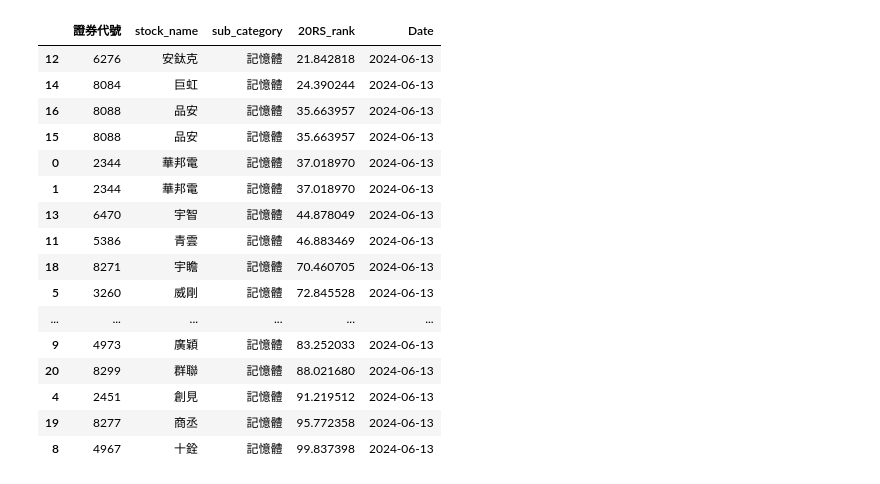
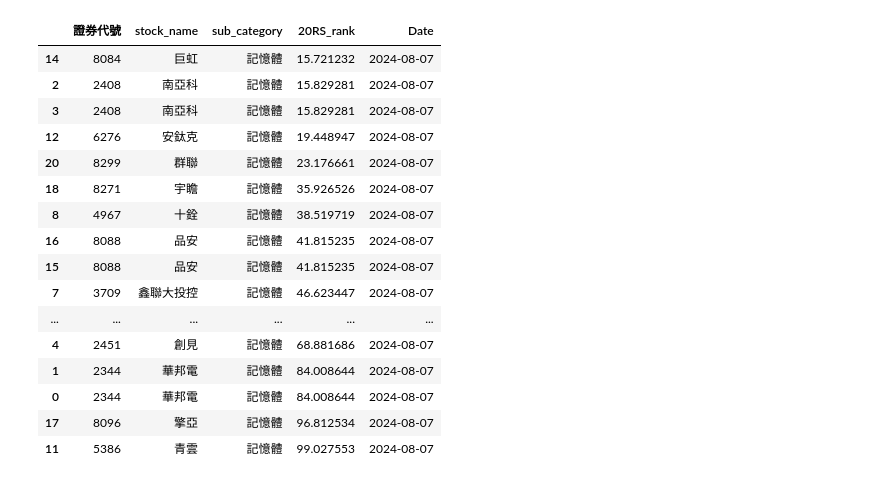
Before and after one commit to mulderfang/stock, a Jupyter notebook: 族群性觀察.ipynb, the cells around one changed output. Saved outputs shown, nothing was run; the diff lists cells and outputs as text; code cells hidden in the pictures.

```diff
--- a/族群性觀察.ipynb
+++ b/族群性觀察.ipynb
@@ -196,30 +239,30 @@ plt.show()
 # %%
 #compare_df
 # 看個別細產業
 temp = sub_category_list[sub_category_list['sub_category'] == '記憶體']
 stock_df_raw['Date'] = pd.to_datetime(stock_df_raw['Date'])
-temp2 = stock_df_raw[stock_df_raw['Date']=='2024-06-13']
+temp2 = stock_df_raw[stock_df_raw['Date']=='2024-08-07']
 temp3 = pd.merge(temp, temp2, on='證券代號', how='inner')  # 全部股票
 
 cols = ['證券代號', 'stock_name', 'sub_category','20RS_rank','Date']
 temp3 = temp3[cols]
 temp3.sort_values(by=['20RS_rank'], inplace=True)
 temp3
 # %% [output]
 |  | 證券代號 | stock_name | sub_category | 20RS_rank | Date |
-| 12 | 6276 | 安鈦克 | 記憶體 | 21.842818 | 2024-06-13 |
-| 14 | 8084 | 巨虹 | 記憶體 | 24.390244 | 2024-06-13 |
-| 16 | 8088 | 品安 | 記憶體 | 35.663957 | 2024-06-13 |
-| 15 | 8088 | 品安 | 記憶體 | 35.663957 | 2024-06-13 |
-| 0 | 2344 | 華邦電 | 記憶體 | 37.018970 | 2024-06-13 |
-| 1 | 2344 | 華邦電 | 記憶體 | 37.018970 | 2024-06-13 |
-| 13 | 6470 | 宇智 | 記憶體 | 44.878049 | 2024-06-13 |
-| 11 | 5386 | 青雲 | 記憶體 | 46.883469 | 2024-06-13 |
-| 18 | 8271 | 宇瞻 | 記憶體 | 70.460705 | 2024-06-13 |
-| 5 | 3260 | 威剛 | 記憶體 | 72.845528 | 2024-06-13 |
+| 14 | 8084 | 巨虹 | 記憶體 | 15.721232 | 2024-08-07 |
+| 2 | 2408 | 南亞科 | 記憶體 | 15.829281 | 2024-08-07 |
+| 3 | 2408 | 南亞科 | 記憶體 | 15.829281 | 2024-08-07 |
+| 12 | 6276 | 安鈦克 | 記憶體 | 19.448947 | 2024-08-07 |
+| 20 | 8299 | 群聯 | 記憶體 | 23.176661 | 2024-08-07 |
+| 18 | 8271 | 宇瞻 | 記憶體 | 35.926526 | 2024-08-07 |
+| 8 | 4967 | 十銓 | 記憶體 | 38.519719 | 2024-08-07 |
+| 16 | 8088 | 品安 | 記憶體 | 41.815235 | 2024-08-07 |
+| 15 | 8088 | 品安 | 記憶體 | 41.815235 | 2024-08-07 |
+| 7 | 3709 | 鑫聯大投控 | 記憶體 | 46.623447 | 2024-08-07 |
 | ... | ... | ... | ... | ... | ... |
-| 9 | 4973 | 廣穎 | 記憶體 | 83.252033 | 2024-06-13 |
-| 20 | 8299 | 群聯 | 記憶體 | 88.021680 | 2024-06-13 |
-| 4 | 2451 | 創見 | 記憶體 | 91.219512 | 2024-06-13 |
-| 19 | 8277 | 商丞 | 記憶體 | 95.772358 | 2024-06-13 |
-| 8 | 4967 | 十銓 | 記憶體 | 99.837398 | 2024-06-13 |
+| 4 | 2451 | 創見 | 記憶體 | 68.881686 | 2024-08-07 |
+| 1 | 2344 | 華邦電 | 記憶體 | 84.008644 | 2024-08-07 |
+| 0 | 2344 | 華邦電 | 記憶體 | 84.008644 | 2024-08-07 |
+| 17 | 8096 | 擎亞 | 記憶體 | 96.812534 | 2024-08-07 |
+| 11 | 5386 | 青雲 | 記憶體 | 99.027553 | 2024-08-07 |
```
Also changed, not shown: parts of 15 cells of this notebook, 7 other files.
